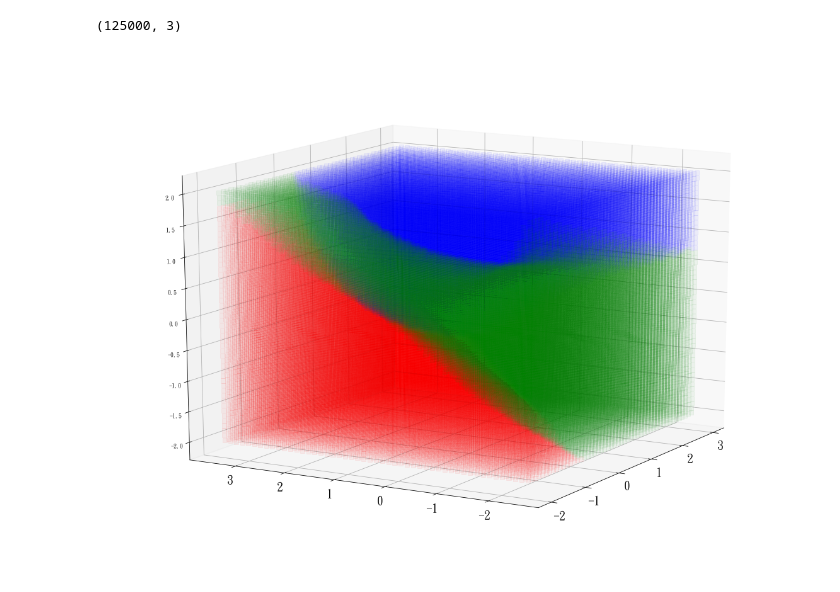
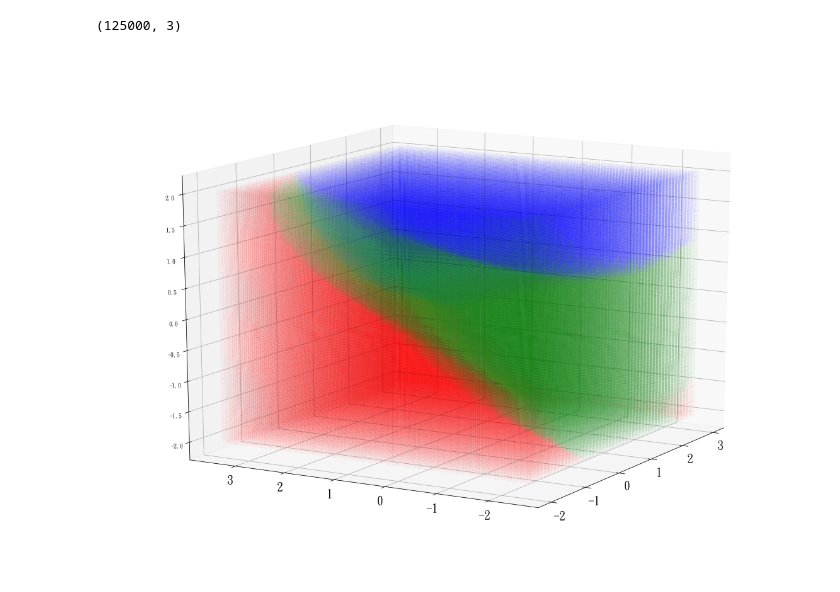
Before and after one commit to AustinChen123/MachineLearning_model, a Jupyter notebook: Classifier/分類模型實作.ipynb, the cells around one changed output. Cells and saved outputs as stored; diff of their text form; code cells hidden in the pictures.

```diff
--- a/Classifier/分類模型實作.ipynb
+++ b/Classifier/分類模型實作.ipynb
@@ -533,23 +534,32 @@ background.sample(5)
 background_0 = background[background["answer"] == 0]
 background_1 = background[background["answer"] == 1]
 background_2 = background[background["answer"] == 2]
+# %%
+X0,Y0,Z0 = [[x for x in background_0.iloc[:,0]],
+            [y for y in background_0.iloc[:,1]],
+            [z for z in background_0.iloc[:,2]]]
+X1,Y1,Z1 = [[x for x in background_1.iloc[:,0]],
+            [y for y in background_1.iloc[:,1]],
+            [z for z in background_1.iloc[:,2]]]
+X2,Y2,Z2 = [[x for x in background_2.iloc[:,0]],
+            [y for y in background_2.iloc[:,1]],
+            [z for z in background_2.iloc[:,2]]]
 # %%
 fig = plt.figure(figsize=(20,15))
 ax = plt.axes(projection = "3d")
 plt.xticks(fontsize = 20)
 plt.yticks(fontsize = 20)
 
-ax.scatter(background_0.iloc[:,0],background_0.iloc[:,1],background_0.iloc[:,2],c = "r",marker = "s",s = 50,alpha = 0.05)
-ax.scatter(background_1.iloc[:,0],background_1.iloc[:,1],background_1.iloc[:,2],c = "g",marker = "s",s = 50,alpha = 0.05)
-ax.scatter(background_2.iloc[:,0],background_2.iloc[:,1],background_2.iloc[:,2],c = "b",marker = "s",s = 50,alpha = 0.05)
-
+ax.scatter(X0,Y0,Z0,c = "r",marker = "s",s = 50,alpha = 0.03)
+ax.scatter(X1,Y1,Z1,c = "g",marker = "s",s = 50,alpha = 0.03)
+ax.scatter(X2,Y2,Z2,c = "b",marker = "s",s = 50,alpha = 0.03)
 
 ax.view_init(15,210)
 plt.savefig("SVC_3D.png")
 # for i in range(360):
 #     ax.view_init(15,i)
 #     name = "SVC_3D_"+str(i)+".png"
 #     plt.savefig(name)
 # progress 96
 # %% [output]
-[figure, old version]
+[figure, new version]
```
Also changed, not shown: parts of 20 cells of this notebook.
